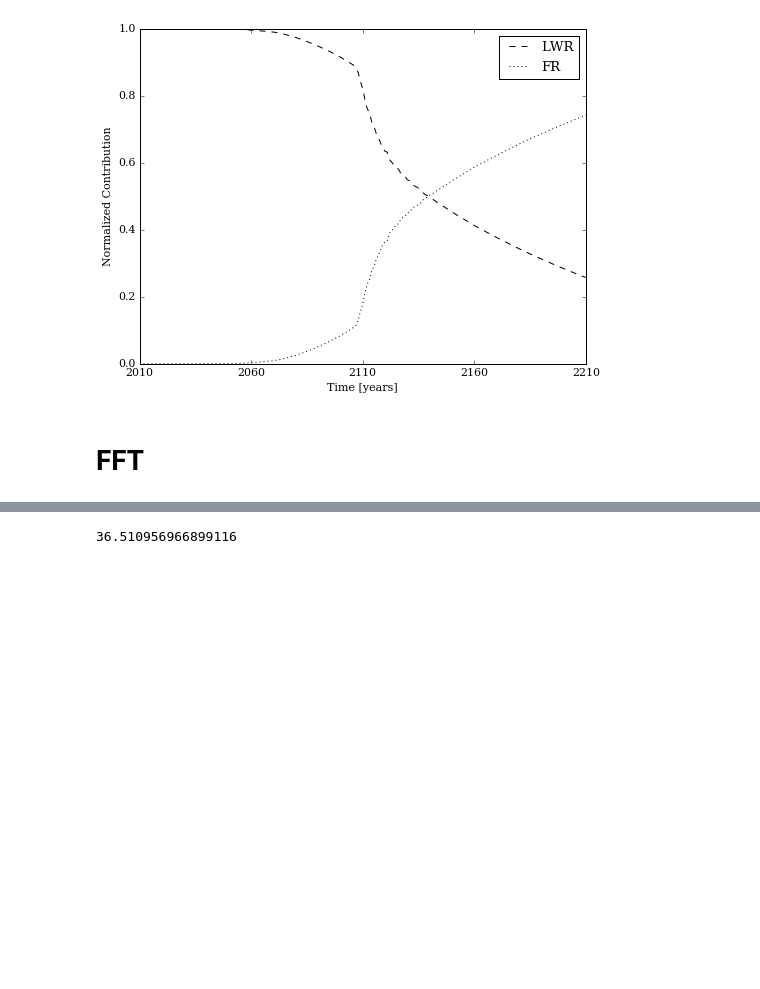
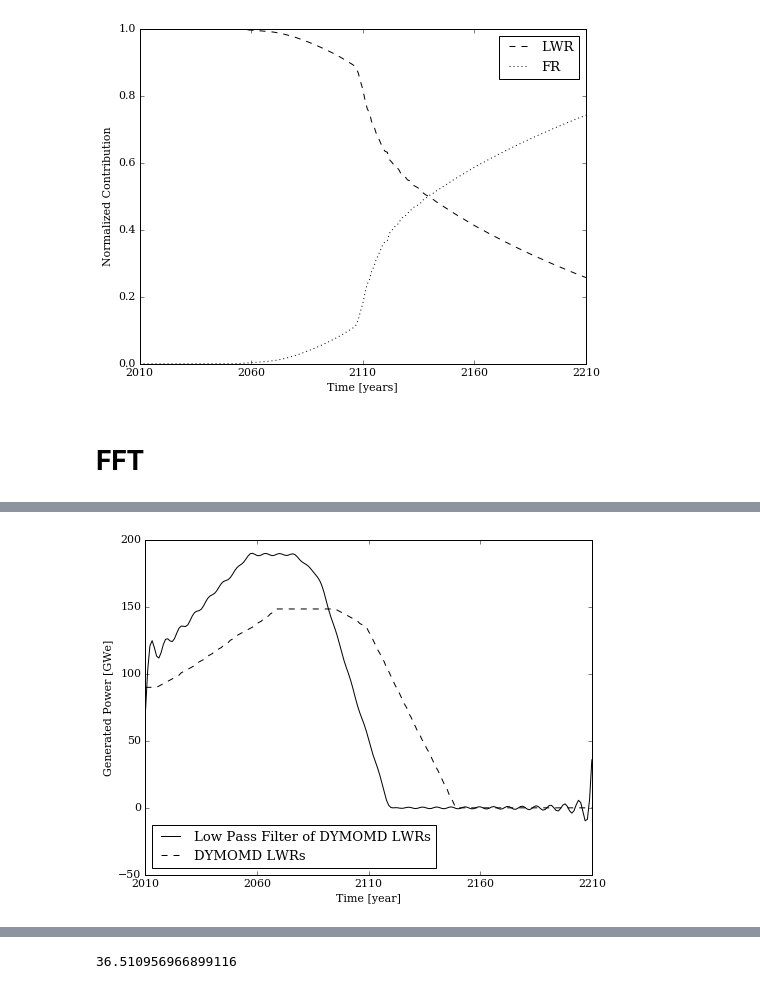
Before and after one commit to scopatz/fc-bench-method, a Jupyter notebook: methodology.ipynb, the cells around one changed output, grey strips where cells are left out. Cells and saved outputs as stored; diff of their text form; code cells hidden in the pictures; blank space fills up the shorter version.

```diff
--- a/methodology.ipynb
+++ b/methodology.ipynb
@@ -428,0 +431,4 @@ plt.savefig(fname + '.eps')
+# %%
+do_fft(gwe_lwr_sim0, fname='fft-lwr-dymond', label='DYMOMD LWRs')
+# %% [output]
+[figure, added]
```
Also changed, not shown: parts of 4 cells of this notebook, 3 other files.
